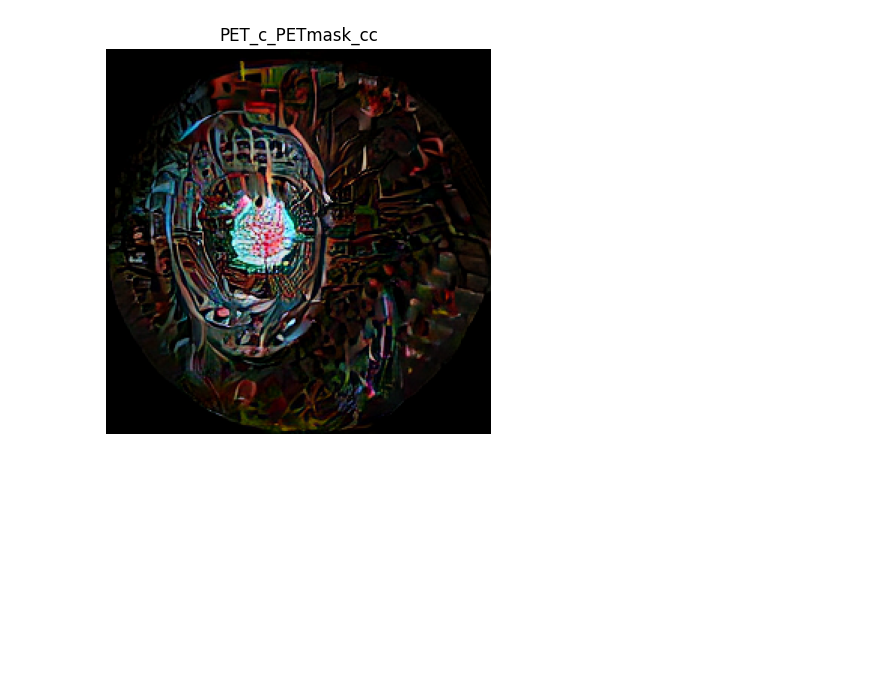
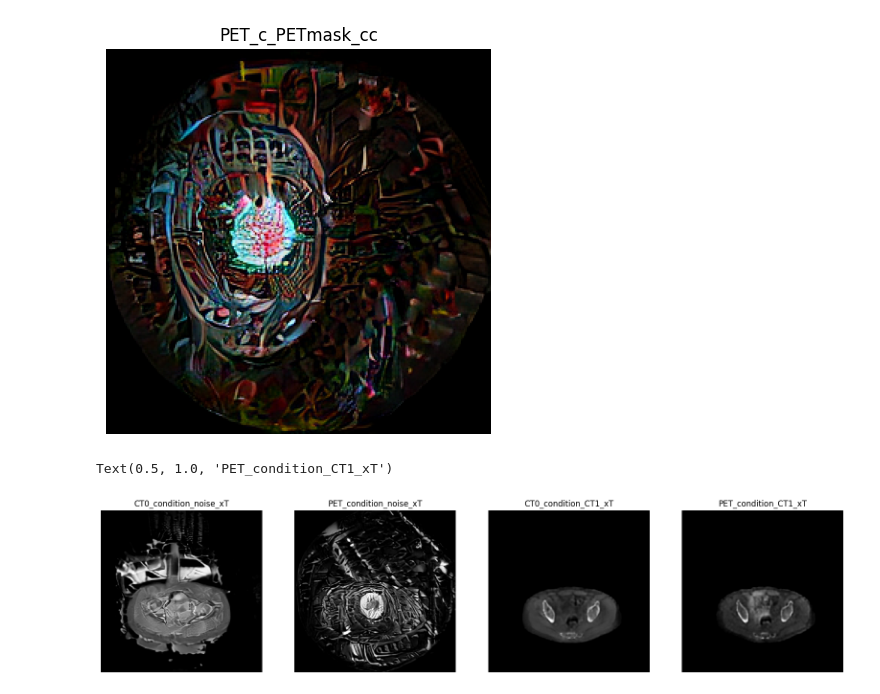
Before and after one commit to WeijieChen2017/SharkSeagrass, a Jupyter notebook: diffusion_ldm_data_gen.ipynb, the cells around one changed output. Saved outputs shown, nothing was run; the diff lists cells and outputs as text; code cells hidden in the pictures; blank space fills up the shorter version.

```diff
--- a/diffusion_ldm_data_gen.ipynb
+++ b/diffusion_ldm_data_gen.ipynb
@@ -161,3 +161,43 @@ plt.title("PET_c_PETmask_cc")
 Loaded from ../James_data_v3/diffusion_slices/pE4055_E4058_z100_n01_im.npy, in the shape of (256, 256, 3)
 Text(0.5, 1.0, 'PET_c_PETmask_cc')
 [figure]
+# %%
+import matplotlib.pyplot as plt
+import numpy as np
+ct0_c_file = "../James_data_v3/diffusion_slices/pE4055_E4058_z100_n01_ct0_c.npy"
+pet_c_file = "../James_data_v3/diffusion_slices/pE4055_E4058_z100_n01_pet_c.npy"
+ct0_c_ct1_xT_file = "../James_data_v3/diffusion_slices/pE4055_E4058_z100_n01_ct0_c_ct1_xT.npy"
+pet_c_ct1_xT_file = "../James_data_v3/diffusion_slices/pE4055_E4058_z100_n01_pet_c_ct1_xT.npy"
+
+ct0_c_data = np.load(ct0_c_file, allow_pickle=True)
+pet_c_data = np.load(pet_c_file, allow_pickle=True)
+ct0_c_ct1_xT_data = np.load(ct0_c_ct1_xT_file, allow_pickle=True)
+pet_c_ct1_xT_data = np.load(pet_c_ct1_xT_file, allow_pickle=True)
+
+plt.figure(figsize=(20,5))
+plt.subplot(141)
+img = np.rot90(ct0_c_data)[:, :, 1]
+plt.imshow(img, cmap="gray")
+plt.axis("off")
+plt.title("CT0_condition_noise_xT")
+
+plt.subplot(142)
+img = np.rot90(pet_c_data)[:, :, 1]
+plt.imshow(img, cmap="gray")
+plt.axis("off")
+plt.title("PET_condition_noise_xT")
+
+plt.subplot(143)
+img = np.rot90(ct0_c_ct1_xT_data)[:, :, 1]
+plt.imshow(img, cmap="gray")
+plt.axis("off")
+plt.title("CT0_condition_CT1_xT")
+
+plt.subplot(144)
+img = np.rot90(pet_c_ct1_xT_data)[:, :, 1]
+plt.imshow(img, cmap="gray")
+plt.axis("off")
+plt.title("PET_condition_CT1_xT")
+# %% [output]
+Text(0.5, 1.0, 'PET_condition_CT1_xT')
+[figure, added]
```
Also changed, not shown: 2 other files.
